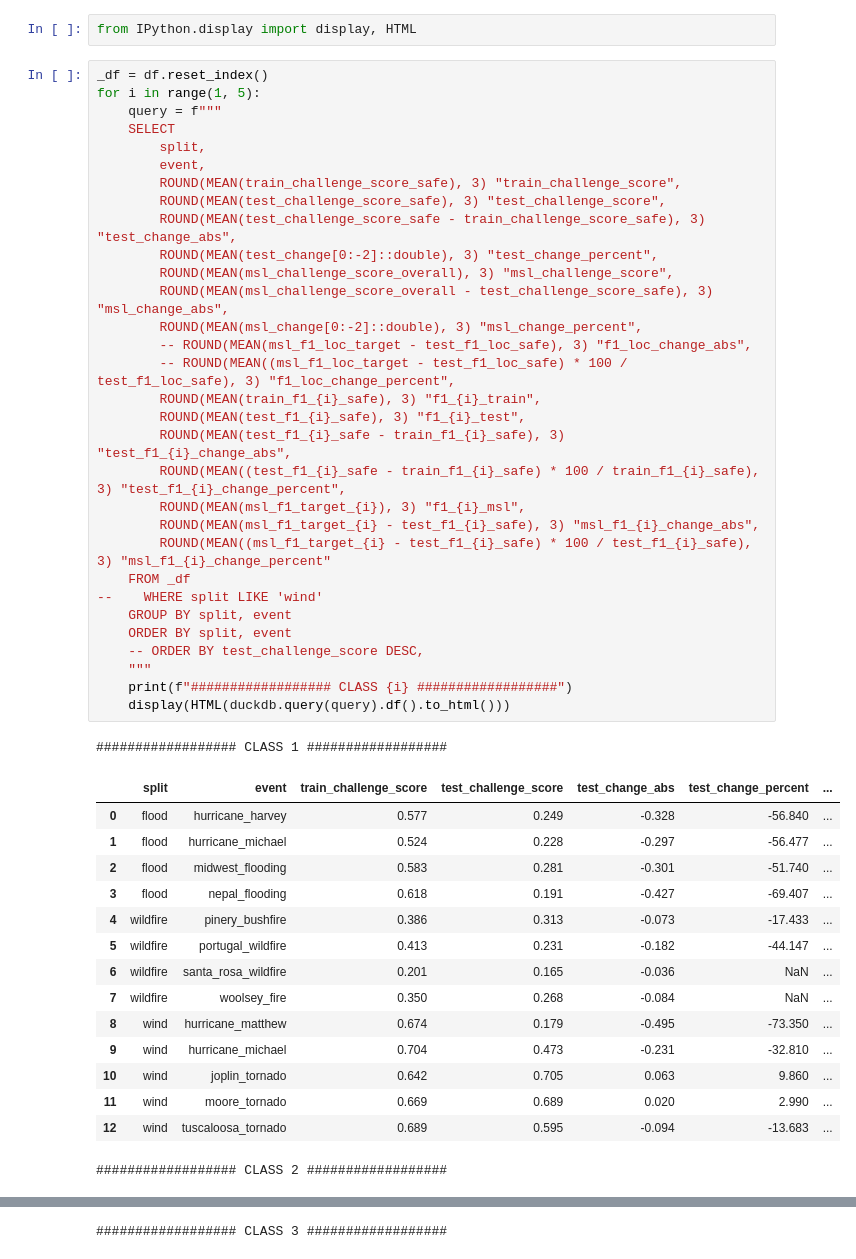
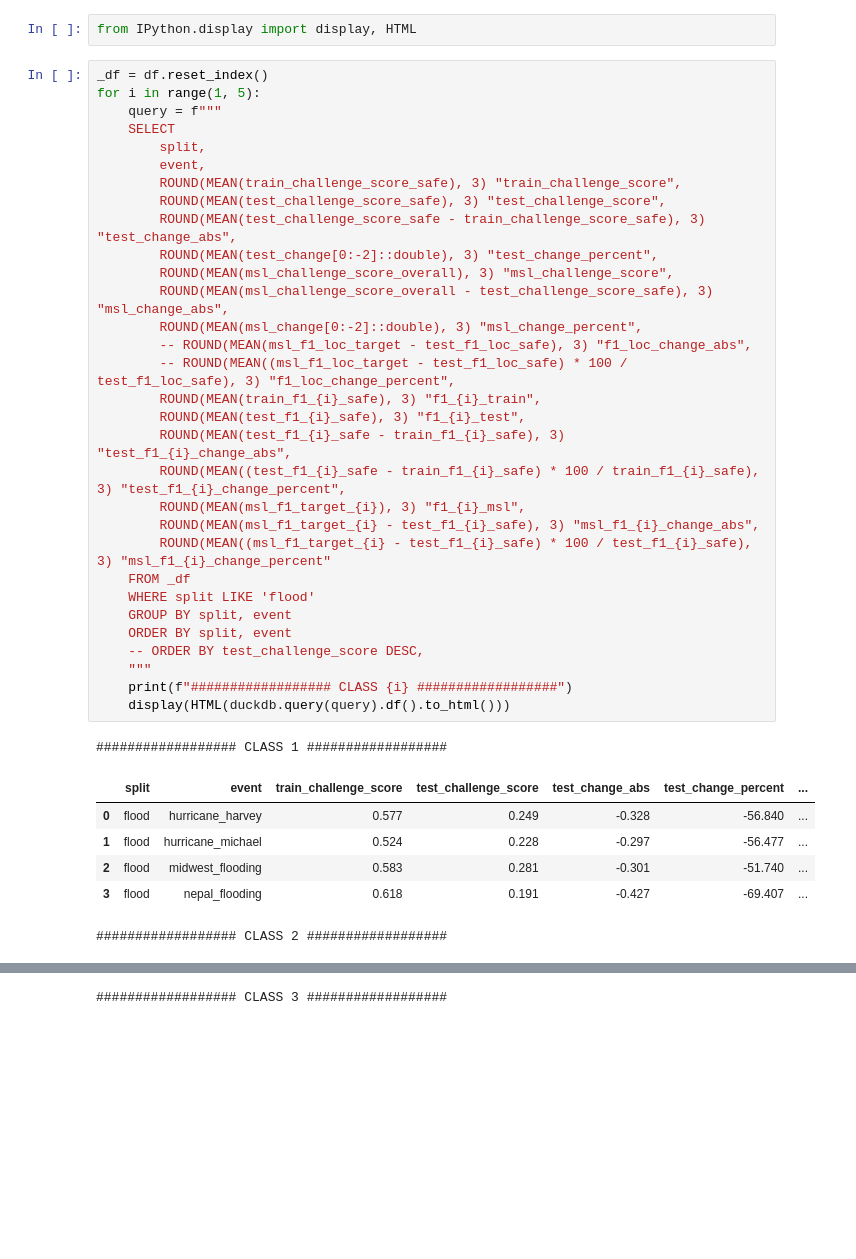
Before and after one commit to SNURTEL/building-damage-assessment, a Jupyter notebook: notebooks/results_split.ipynb, the cells around one changed output, grey strips where cells are left out. Drawn from its saved outputs; the diff is of its cells as text; blank space fills up the shorter version.

```diff
--- a/notebooks/results_split.ipynb
+++ b/notebooks/results_split.ipynb
@@ -184,43 +186,34 @@ for i in range(1, 5):
         ROUND(MEAN(train_challenge_score_safe), 3) "train_challenge_score",
         ROUND(MEAN(test_challenge_score_safe), 3) "test_challenge_score",
         ROUND(MEAN(test_challenge_score_safe - train_challenge_score_safe), 3) "test_change_abs",
         ROUND(MEAN(test_change[0:-2]::double), 3) "test_change_percent",
         ROUND(MEAN(msl_challenge_score_overall), 3) "msl_challenge_score",
         ROUND(MEAN(msl_challenge_score_overall - test_challenge_score_safe), 3) "msl_change_abs",
         ROUND(MEAN(msl_change[0:-2]::double), 3) "msl_change_percent",
         -- ROUND(MEAN(msl_f1_loc_target - test_f1_loc_safe), 3) "f1_loc_change_abs",
         -- ROUND(MEAN((msl_f1_loc_target - test_f1_loc_safe) * 100 / test_f1_loc_safe), 3) "f1_loc_change_percent",
         ROUND(MEAN(train_f1_{i}_safe), 3) "f1_{i}_train",
         ROUND(MEAN(test_f1_{i}_safe), 3) "f1_{i}_test",
         ROUND(MEAN(test_f1_{i}_safe - train_f1_{i}_safe), 3) "test_f1_{i}_change_abs",
         ROUND(MEAN((test_f1_{i}_safe - train_f1_{i}_safe) * 100 / train_f1_{i}_safe), 3) "test_f1_{i}_change_percent",
         ROUND(MEAN(msl_f1_target_{i}), 3) "f1_{i}_msl",
         ROUND(MEAN(msl_f1_target_{i} - test_f1_{i}_safe), 3) "msl_f1_{i}_change_abs",
         ROUND(MEAN((msl_f1_target_{i} - test_f1_{i}_safe) * 100 / test_f1_{i}_safe), 3) "msl_f1_{i}_change_percent"
     FROM _df
---    WHERE split LIKE 'wind'
+    WHERE split LIKE 'flood'
     GROUP BY split, event
     ORDER BY split, event
     -- ORDER BY test_challenge_score DESC,
     """
     print(f"################## CLASS {i} ##################")
     display(HTML(duckdb.query(query).df().to_html()))
 # %% [output]
 ################## CLASS 1 ##################
 |  | split | event | train_challenge_score | test_challenge_score | test_change_abs | test_change_percent | ... |
 | 0 | flood | hurricane_harvey | 0.577 | 0.249 | -0.328 | -56.840 | ... |
 | 1 | flood | hurricane_michael | 0.524 | 0.228 | -0.297 | -56.477 | ... |
 | 2 | flood | midwest_flooding | 0.583 | 0.281 | -0.301 | -51.740 | ... |
 | 3 | flood | nepal_flooding | 0.618 | 0.191 | -0.427 | -69.407 | ... |
-| 4 | wildfire | pinery_bushfire | 0.386 | 0.313 | -0.073 | -17.433 | ... |
-| 5 | wildfire | portugal_wildfire | 0.413 | 0.231 | -0.182 | -44.147 | ... |
-| 6 | wildfire | santa_rosa_wildfire | 0.201 | 0.165 | -0.036 | NaN | ... |
-| 7 | wildfire | woolsey_fire | 0.350 | 0.268 | -0.084 | NaN | ... |
-| 8 | wind | hurricane_matthew | 0.674 | 0.179 | -0.495 | -73.350 | ... |
-| 9 | wind | hurricane_michael | 0.704 | 0.473 | -0.231 | -32.810 | ... |
-| 10 | wind | joplin_tornado | 0.642 | 0.705 | 0.063 | 9.860 | ... |
-| 11 | wind | moore_tornado | 0.669 | 0.689 | 0.020 | 2.990 | ... |
-| 12 | wind | tuscaloosa_tornado | 0.689 | 0.595 | -0.094 | -13.683 | ... |
 ################## CLASS 2 ##################
 |  | split | event | train_challenge_score | test_challenge_score | test_change_abs | test_change_percent | ... |
 | 0 | flood | hurricane_harvey | 0.577 | 0.249 | -0.328 | -56.840 | ... |
```
Also changed, not shown: parts of 2 cells of this notebook, 6 other files.
